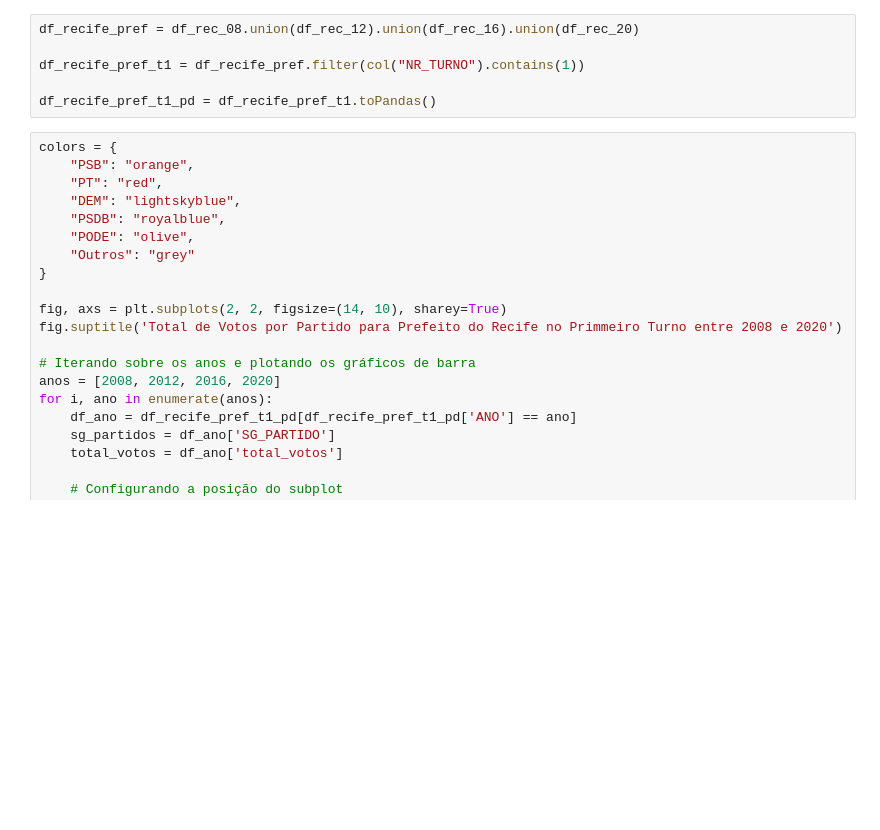
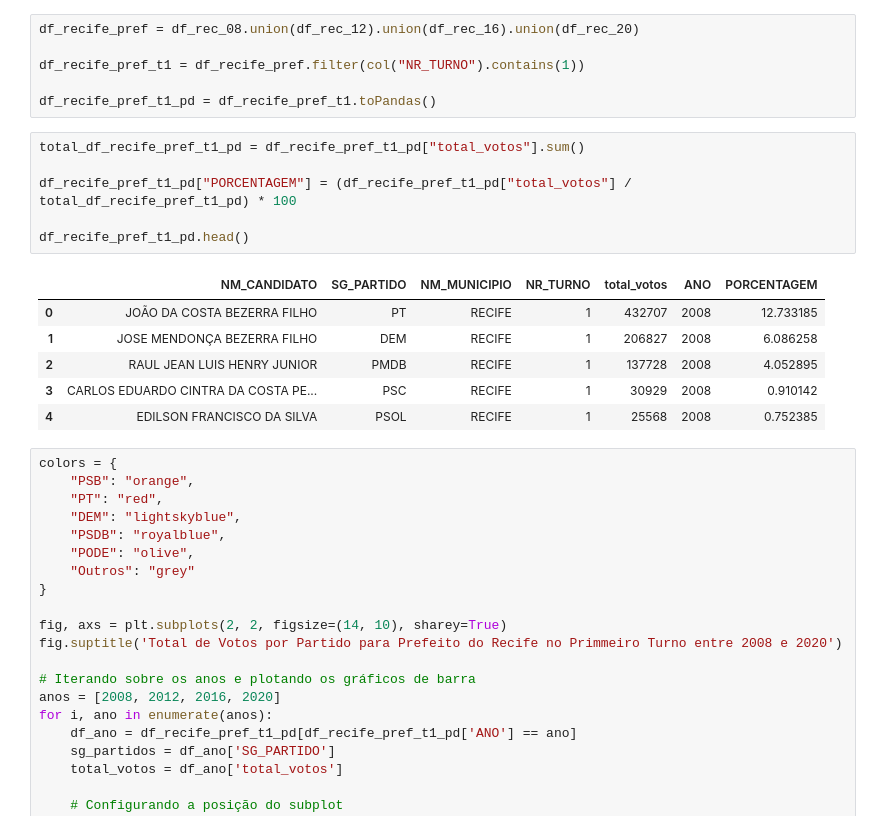
Before and after one commit to guilherme-pg/pe_analytics, a Jupyter notebook: notebooks_dev/RMR_ver_pref.ipynb, the cells around one changed output. Cells and saved outputs as stored; diff of their text form; blank space fills up the shorter version.

```diff
--- a/notebooks_dev/RMR_ver_pref.ipynb
+++ b/notebooks_dev/RMR_ver_pref.ipynb
@@ -434,6 +443,19 @@ df_recife_pref = df_rec_08.union(df_rec_12).union(df_rec_16).union(df_rec_20)
 df_recife_pref_t1 = df_recife_pref.filter(col("NR_TURNO").contains(1))
 
 df_recife_pref_t1_pd = df_recife_pref_t1.toPandas()
+# %%
+total_df_recife_pref_t1_pd = df_recife_pref_t1_pd["total_votos"].sum()
+
+df_recife_pref_t1_pd["PORCENTAGEM"] = (df_recife_pref_t1_pd["total_votos"] / total_df_recife_pref_t1_pd) * 100
+
+df_recife_pref_t1_pd.head()
+# %% [output]
+|  | NM_CANDIDATO | SG_PARTIDO | NM_MUNICIPIO | NR_TURNO | total_votos | ANO | PORCENTAGEM |
+| 0 | JOÃO DA COSTA BEZERRA FILHO | PT | RECIFE | 1 | 432707 | 2008 | 12.733185 |
+| 1 | JOSE MENDONÇA BEZERRA FILHO | DEM | RECIFE | 1 | 206827 | 2008 | 6.086258 |
+| 2 | RAUL JEAN LUIS HENRY JUNIOR | PMDB | RECIFE | 1 | 137728 | 2008 | 4.052895 |
+| 3 | CARLOS EDUARDO CINTRA DA COSTA PE... | PSC | RECIFE | 1 | 30929 | 2008 | 0.910142 |
+| 4 | EDILSON FRANCISCO DA SILVA | PSOL | RECIFE | 1 | 25568 | 2008 | 0.752385 |
 # %%
 colors = {
     "PSB": "orange",
```
Also changed, not shown: parts of 2 cells of this notebook, 5 other files.
